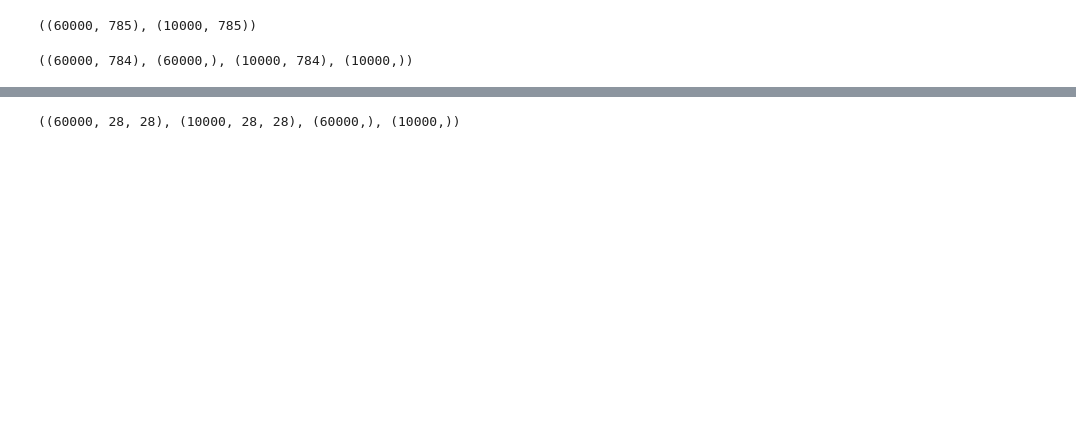
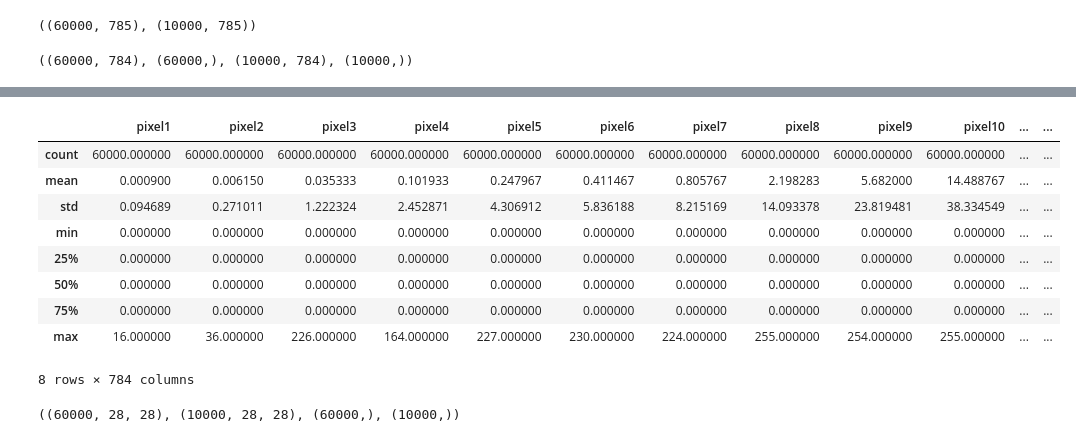
Before and after one commit to pavankumarbalijepalli/cv-image-classification-lbd, a Jupyter notebook: mnist-fashion.ipynb, the cells around one changed output, grey strips where cells are left out. Cells and saved outputs as stored; diff of their text form; code cells hidden in the pictures; blank space fills up the shorter version.

```diff
--- a/mnist-fashion.ipynb
+++ b/mnist-fashion.ipynb
@@ -22,3 +77,16 @@ train_data.shape, train_label.shape, test_data.shape, test_label.shape
+# %%
+train_data.describe()
+# %% [output]
+|  | pixel1 | pixel2 | pixel3 | pixel4 | pixel5 | pixel6 | pixel7 | pixel8 | pixel9 | pixel10 | ... | ... |
+| count | 60000.000000 | 60000.000000 | 60000.000000 | 60000.000000 | 60000.000000 | 60000.000000 | 60000.000000 | 60000.000000 | 60000.000000 | 60000.000000 | ... | ... |
+| mean | 0.000900 | 0.006150 | 0.035333 | 0.101933 | 0.247967 | 0.411467 | 0.805767 | 2.198283 | 5.682000 | 14.488767 | ... | ... |
+| std | 0.094689 | 0.271011 | 1.222324 | 2.452871 | 4.306912 | 5.836188 | 8.215169 | 14.093378 | 23.819481 | 38.334549 | ... | ... |
+| min | 0.000000 | 0.000000 | 0.000000 | 0.000000 | 0.000000 | 0.000000 | 0.000000 | 0.000000 | 0.000000 | 0.000000 | ... | ... |
+| 25% | 0.000000 | 0.000000 | 0.000000 | 0.000000 | 0.000000 | 0.000000 | 0.000000 | 0.000000 | 0.000000 | 0.000000 | ... | ... |
+| 50% | 0.000000 | 0.000000 | 0.000000 | 0.000000 | 0.000000 | 0.000000 | 0.000000 | 0.000000 | 0.000000 | 0.000000 | ... | ... |
+| 75% | 0.000000 | 0.000000 | 0.000000 | 0.000000 | 0.000000 | 0.000000 | 0.000000 | 0.000000 | 0.000000 | 0.000000 | ... | ... |
+| max | 16.000000 | 36.000000 | 226.000000 | 164.000000 | 227.000000 | 230.000000 | 224.000000 | 255.000000 | 254.000000 | 255.000000 | ... | ... |
+8 rows × 784 columns
 # %%
 train_data = np.array(train_data).reshape(60000, 28, 28).copy()
 test_data = np.array(test_data).reshape(10000, 28, 28).copy()
```
Also changed, not shown: parts of 7 cells of this notebook.
